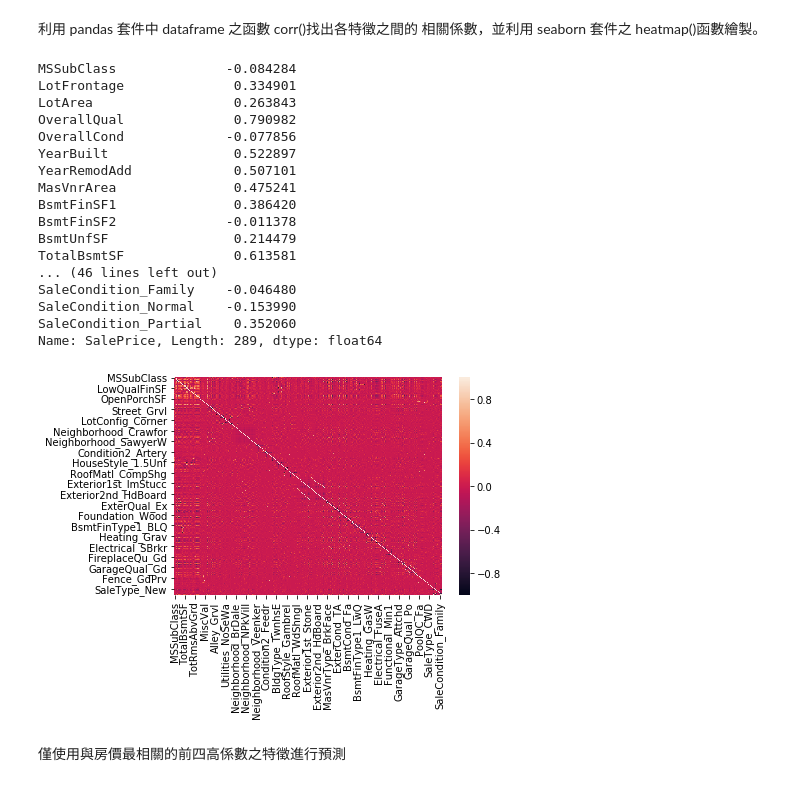
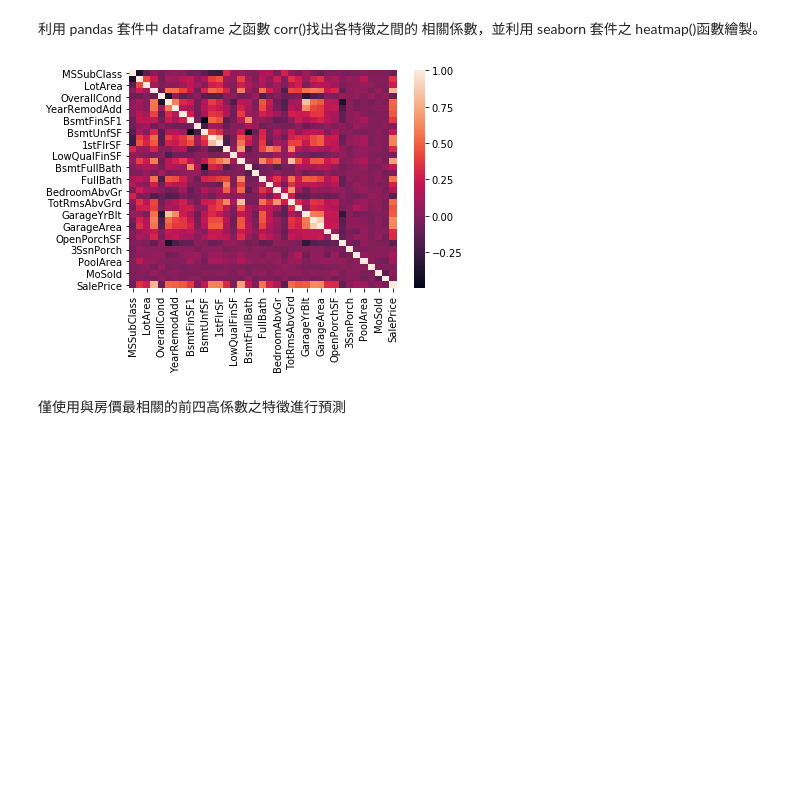
Before and after one commit to Yao-Wen-Chang/ML_Course_HW, a Jupyter notebook: ML_HW4.ipynb, the cells around one changed output. Saved outputs shown, nothing was run; the diff lists cells and outputs as text; code cells hidden in the pictures; blank space fills up the shorter version.

```diff
--- a/ML_HW4.ipynb
+++ b/ML_HW4.ipynb
@@ -8,18 +8,15 @@ import numpy as np
 
 inputData = pd.read_csv("HW4_house-prices.csv")
 inputDataCopy = inputData.copy()
-
+heatmapData = inputData.drop("Id", axis=1)
 textData = inputDataCopy.select_dtypes(include='object')
-
 
 numericData = inputDataCopy.drop(textData.keys(), axis=1)
 numericData = numericData.drop("Id", axis=1)
+mean = numericData.mean(axis=0) # axis=0 along with index
+numericData.fillna(mean, inplace=True) # fill with mean number
 
-for key in numericData.keys():
-    mean = numericData[key].mean()
-    numericData[key].fillna(mean, inplace=True) # fill with mean number
-
-encodedTextData = pd.get_dummies(textData)
+encodedTextData = pd.get_dummies(textData) # one-hot
 inputData = numericData.join(encodedTextData)
 # %% [markdown]
 4. 將資料切割成訓練集 70%，預測集 30%。分別使用 Linear、Ridge、及 Lasso 三種 regression 模型預測 Rating，並使用 MSE（Mean-Squared-Error）作為預測準確度的指標。比較那一種模型較佳。
@@ -98,28 +92,11 @@ scaled data:  6.225403996710166e+19
 # %%
 import seaborn as sns
 
-corrMatrix = inputData.corr()
+corrMatrix = heatmapData.corr()
 sns.heatmap(corrMatrix)
 plt.show()
 # %% [output]
-MSSubClass              -0.084284
-LotFrontage              0.334901
-LotArea                  0.263843
-OverallQual              0.790982
-OverallCond             -0.077856
-YearBuilt                0.522897
-YearRemodAdd             0.507101
-MasVnrArea               0.475241
-BsmtFinSF1               0.386420
-BsmtFinSF2              -0.011378
-BsmtUnfSF                0.214479
-TotalBsmtSF              0.613581
-... (46 lines left out)
-SaleCondition_Family    -0.046480
-SaleCondition_Normal    -0.153990
-SaleCondition_Partial    0.352060
-Name: SalePrice, Length: 289, dtype: float64
-[figure, old version]
+[figure, new version]
 # %% [markdown]
 僅使用與房價最相關的前四高係數之特徵進行預測
 # %%
```
Also changed, not shown: parts of 5 cells of this notebook.
